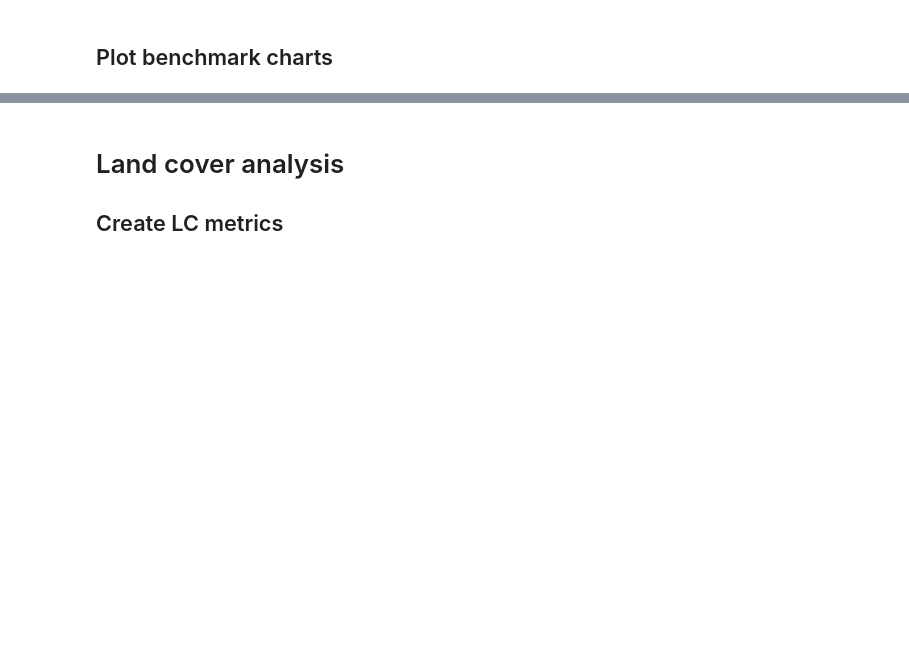
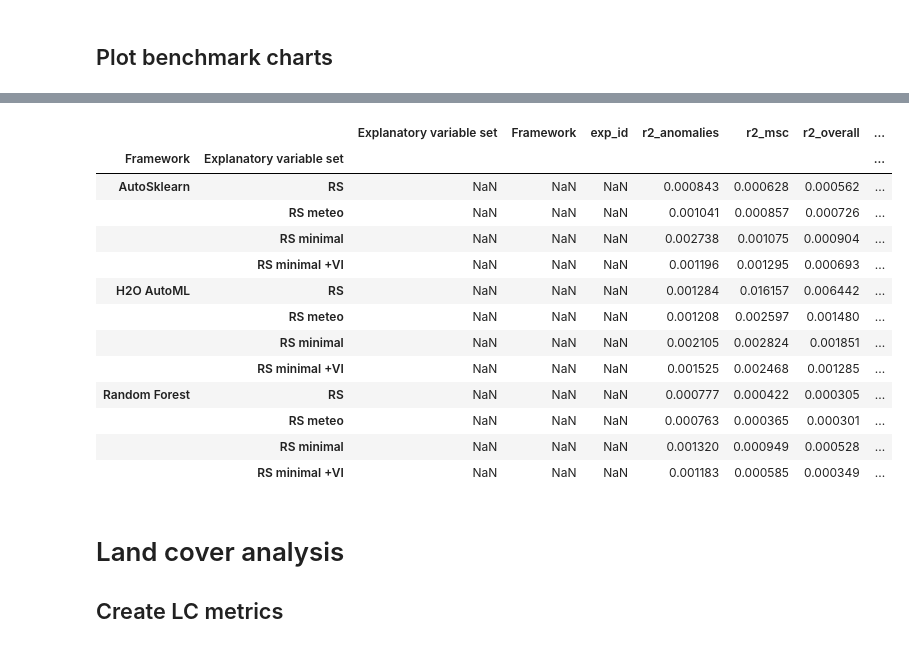
Before and after one commit to mxgbr/gpp_upscaling, a Jupyter notebook: 02_benchmark.ipynb, the cells around one changed output, grey strips where cells are left out. Saved outputs shown, nothing was run; the diff lists cells and outputs as text; code cells hidden in the pictures; blank space fills up the shorter version.

```diff
--- a/02_benchmark.ipynb
+++ b/02_benchmark.ipynb
@@ -29,3 +48,20 @@ analysis.plt_model_comparison(df, 'analysis/benchmark/', 'Explanatory variable s
+# %%
+df.groupby(['Framework', 'Explanatory variable set']).apply(lambda x: 1.96 * x.std() / np.sqrt(x.count()))
+# %% [output]
+|  |  | Explanatory variable set | Framework | exp_id | r2_anomalies | r2_msc | r2_overall | ... |
+| Framework | Explanatory variable set |  |  |  |  |  |  | ... |
+| AutoSklearn | RS | NaN | NaN | NaN | 0.000843 | 0.000628 | 0.000562 | ... |
+|  | RS meteo | NaN | NaN | NaN | 0.001041 | 0.000857 | 0.000726 | ... |
+|  | RS minimal | NaN | NaN | NaN | 0.002738 | 0.001075 | 0.000904 | ... |
+|  | RS minimal +VI | NaN | NaN | NaN | 0.001196 | 0.001295 | 0.000693 | ... |
+| H2O AutoML | RS | NaN | NaN | NaN | 0.001284 | 0.016157 | 0.006442 | ... |
+|  | RS meteo | NaN | NaN | NaN | 0.001208 | 0.002597 | 0.001480 | ... |
+|  | RS minimal | NaN | NaN | NaN | 0.002105 | 0.002824 | 0.001851 | ... |
+|  | RS minimal +VI | NaN | NaN | NaN | 0.001525 | 0.002468 | 0.001285 | ... |
+| Random Forest | RS | NaN | NaN | NaN | 0.000777 | 0.000422 | 0.000305 | ... |
+|  | RS meteo | NaN | NaN | NaN | 0.000763 | 0.000365 | 0.000301 | ... |
+|  | RS minimal | NaN | NaN | NaN | 0.001320 | 0.000949 | 0.000528 | ... |
+|  | RS minimal +VI | NaN | NaN | NaN | 0.001183 | 0.000585 | 0.000349 | ... |
 # %% [markdown]
 # Land cover analysis
 ## Create LC metrics
```
Also changed, not shown: parts of 4 cells of this notebook.
